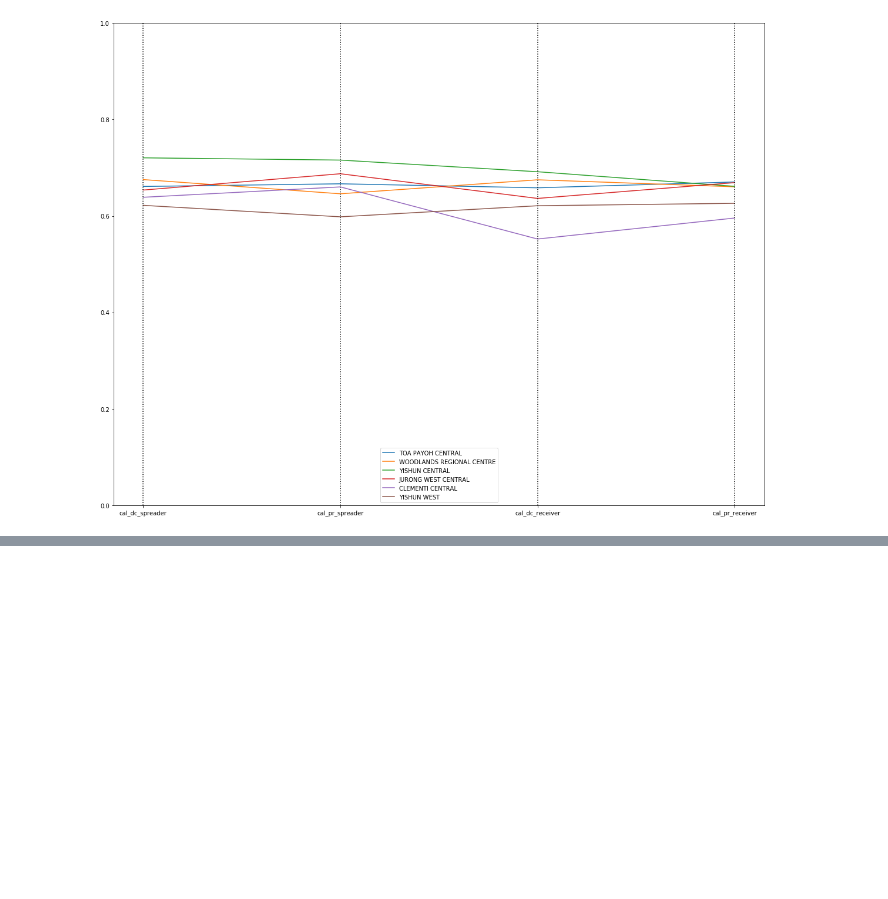
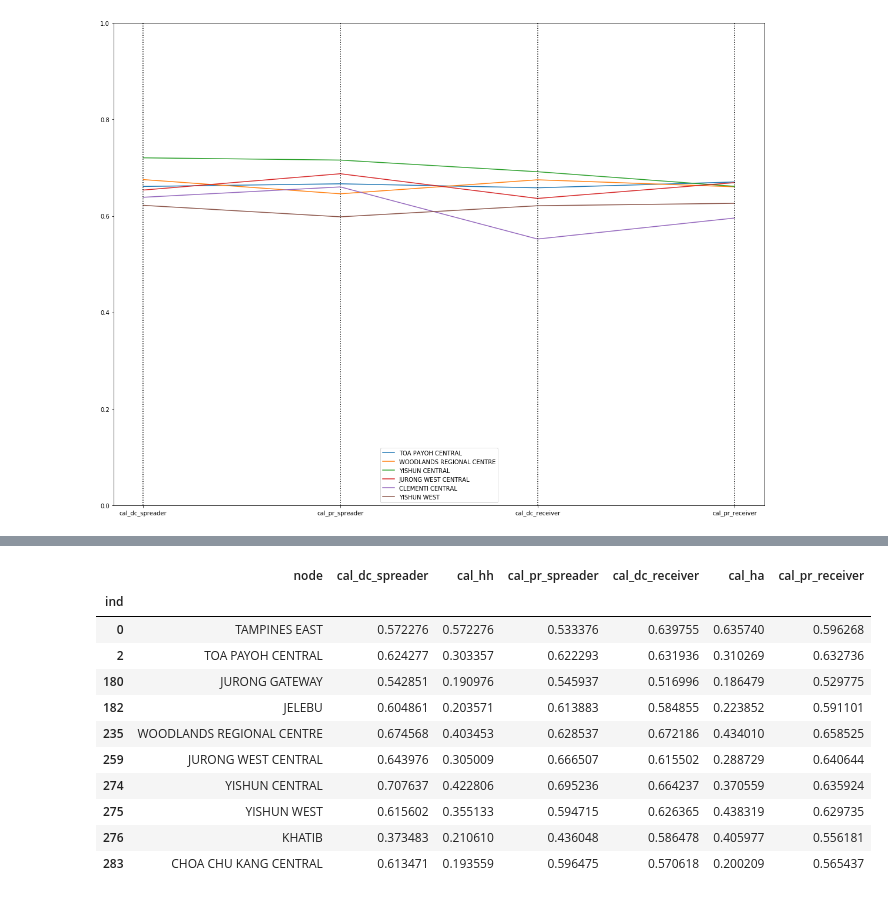
Before and after one commit to wcchin/SG_transit_analysis, a Jupyter notebook: analysis/analyzing_result.ipynb, the cells around one changed output, grey strips where cells are left out. Cells and saved outputs as stored; diff of their text form; code cells hidden in the pictures; blank space fills up the shorter version.

```diff
--- a/analysis/Untitled.ipynb
+++ b/analysis/analyzing_result.ipynb
@@ -234,0 +278,17 @@ draw_parallel(weekend_res, top=5, cols=['cal_dc_spreader', 'cal_pr_spreader', 'c
+# %%
+this_mean = weekday_res["cal_pr_receiver"].mean()
+this_std = weekday_res["cal_pr_receiver"].std()
+weekday_res[weekday_res["cal_pr_receiver"]>=this_mean+2*this_std]
+# %% [output]
+|  | node | cal_dc_spreader | cal_hh | cal_pr_spreader | cal_dc_receiver | cal_ha | cal_pr_receiver |
+| ind |  |  |  |  |  |  |  |
+| 0 | TAMPINES EAST | 0.572276 | 0.572276 | 0.533376 | 0.639755 | 0.635740 | 0.596268 |
+| 2 | TOA PAYOH CENTRAL | 0.624277 | 0.303357 | 0.622293 | 0.631936 | 0.310269 | 0.632736 |
+| 180 | JURONG GATEWAY | 0.542851 | 0.190976 | 0.545937 | 0.516996 | 0.186479 | 0.529775 |
+| 182 | JELEBU | 0.604861 | 0.203571 | 0.613883 | 0.584855 | 0.223852 | 0.591101 |
+| 235 | WOODLANDS REGIONAL CENTRE | 0.674568 | 0.403453 | 0.628537 | 0.672186 | 0.434010 | 0.658525 |
+| 259 | JURONG WEST CENTRAL | 0.643976 | 0.305009 | 0.666507 | 0.615502 | 0.288729 | 0.640644 |
+| 274 | YISHUN CENTRAL | 0.707637 | 0.422806 | 0.695236 | 0.664237 | 0.370559 | 0.635924 |
+| 275 | YISHUN WEST | 0.615602 | 0.355133 | 0.594715 | 0.626365 | 0.438319 | 0.629735 |
+| 276 | KHATIB | 0.373483 | 0.210610 | 0.436048 | 0.586478 | 0.405977 | 0.556181 |
+| 283 | CHOA CHU KANG CENTRAL | 0.613471 | 0.193559 | 0.596475 | 0.570618 | 0.200209 | 0.565437 |
```
Also changed, not shown: parts of 2 cells of this notebook.
